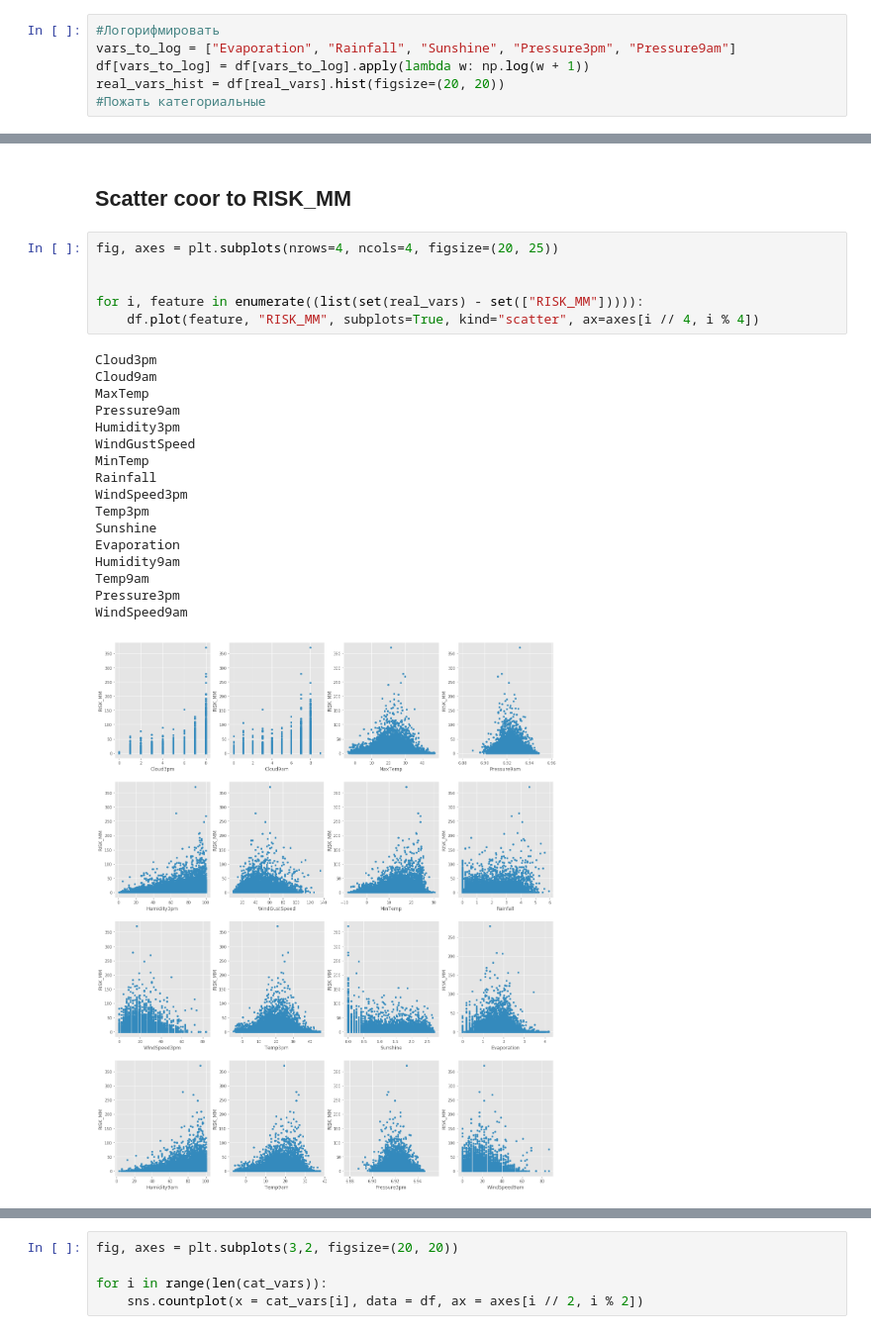
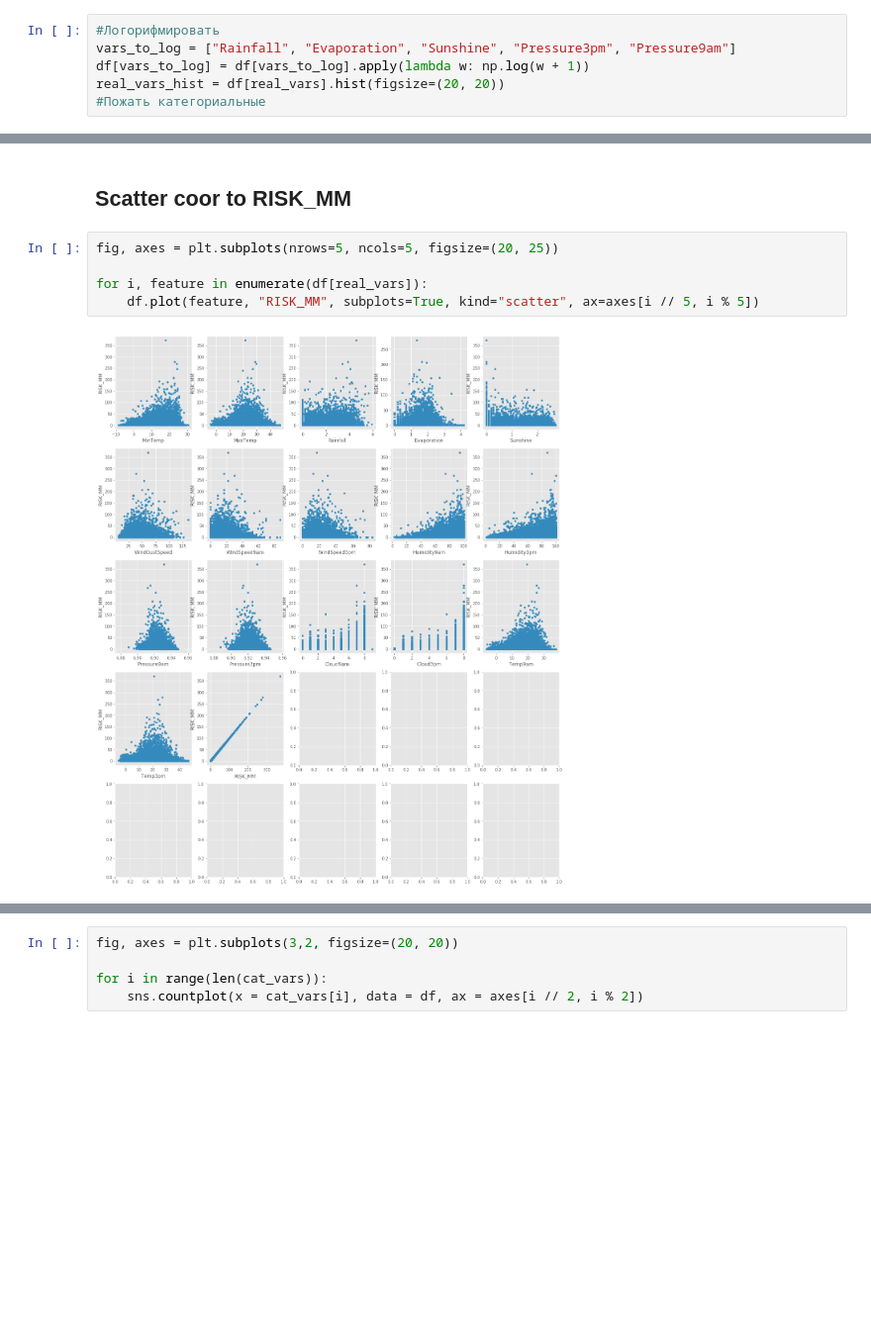
Before and after one commit to tarasovalx/BestHack2020-2nd, a Jupyter notebook: DataPreprocessing.ipynb, the cells around one changed output, grey strips where cells are left out. Shown at 99% size. Cells and saved outputs as stored; diff of their text form; blank space fills up the shorter version.

```diff
--- a/DataPreprocessing.ipynb
+++ b/DataPreprocessing.ipynb
@@ -127,7 +123,7 @@ df[real_vars].hist(figsize=(20, 20));
 # Препроцесинг
 # %%
 #Логорифмировать
-vars_to_log = ["Evaporation", "Rainfall", "Sunshine", "Pressure3pm", "Pressure9am"]
+vars_to_log = ["Rainfall", "Evaporation", "Sunshine", "Pressure3pm", "Pressure9am"]
 df[vars_to_log] = df[vars_to_log].apply(lambda w: np.log(w + 1))
 real_vars_hist = df[real_vars].hist(figsize=(20, 20))
 #Пожать категориальные
@@ -142,26 +143,9 @@ sns.heatmap(corr, annot=True, square=True, fmt=".1f", linewidths=0.1, cmap="RdBu
 # %% [markdown]
 ## Scatter coor to RISK_MM
 # %%
-fig, axes = plt.subplots(nrows=4, ncols=4, figsize=(20, 25))
+fig, axes = plt.subplots(nrows=5, ncols=5, figsize=(20, 25))
 
-
-for i, feature in enumerate((list(set(real_vars) - set(["RISK_MM"])))):
-    df.plot(feature, "RISK_MM", subplots=True, kind="scatter", ax=axes[i // 4, i % 4])
+for i, feature in enumerate(df[real_vars]):
+    df.plot(feature, "RISK_MM", subplots=True, kind="scatter", ax=axes[i // 5, i % 5])
 # %% [output]
-Cloud3pm
-Cloud9am
-MaxTemp
-Pressure9am
-Humidity3pm
-WindGustSpeed
-MinTemp
-Rainfall
-WindSpeed3pm
-Temp3pm
-Sunshine
-Evaporation
-Humidity9am
-Temp9am
-Pressure3pm
-WindSpeed9am
-[figure, old version]
+[figure, new version]
```
Also changed, not shown: parts of 28 cells of this notebook, 3 other files.
